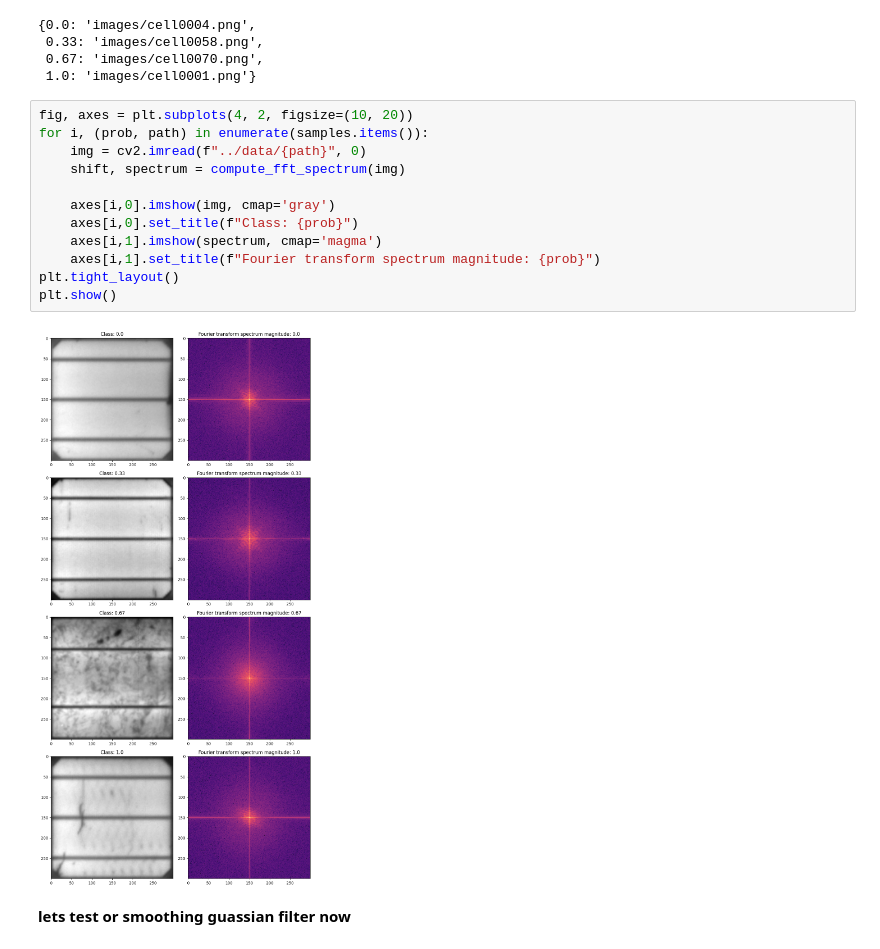
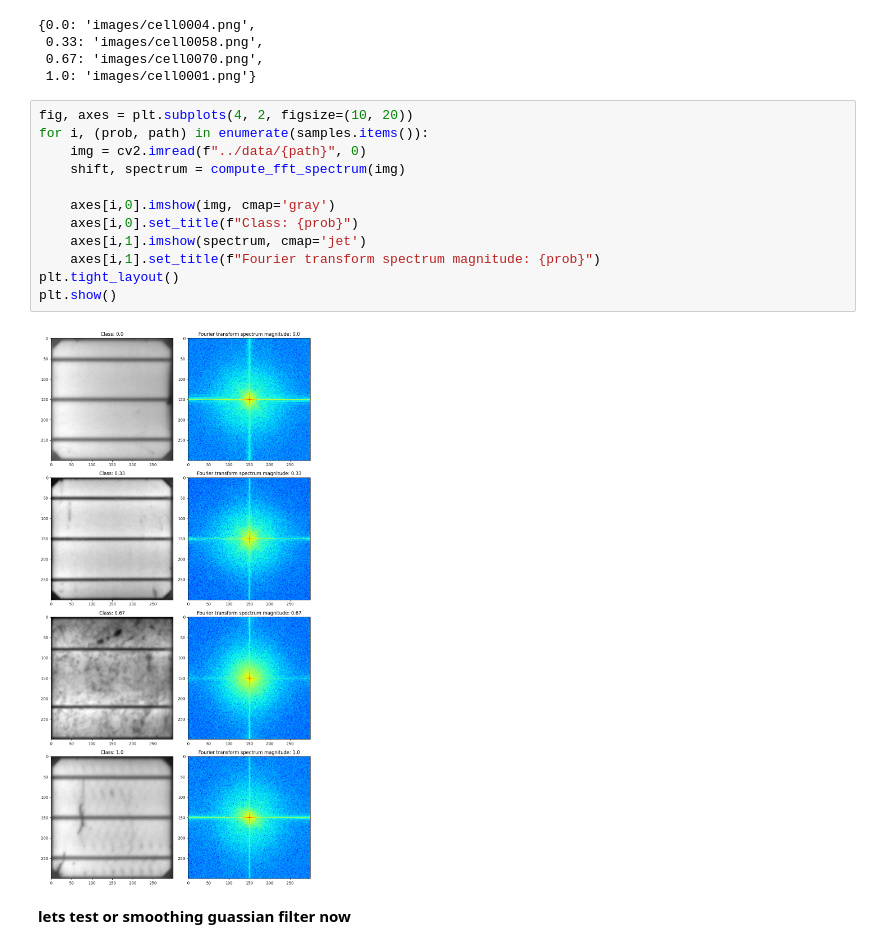
Before and after one commit to Mahmoud-N-Elmallah/Deep-Photonics-Reliability, a Jupyter notebook: src/EDA.ipynb, the cells around one changed output. Saved outputs shown, nothing was run; the diff lists cells and outputs as text.

```diff
--- a/src/EDA.ipynb
+++ b/src/EDA.ipynb
@@ -41,17 +24,17 @@ samples
 # %%
 fig, axes = plt.subplots(4, 2, figsize=(10, 20))
 for i, (prob, path) in enumerate(samples.items()):
     img = cv2.imread(f"../data/{path}", 0)
     shift, spectrum = compute_fft_spectrum(img)
 
     axes[i,0].imshow(img, cmap='gray')
     axes[i,0].set_title(f"Class: {prob}")
-    axes[i,1].imshow(spectrum, cmap='magma')
+    axes[i,1].imshow(spectrum, cmap='jet')
     axes[i,1].set_title(f"Fourier transform spectrum magnitude: {prob}")
 plt.tight_layout()
 plt.show()
 # %% [output]
-[figure, old version]
+[figure, new version]
 # %% [markdown]
 **lets test or smoothing guassian filter now**
 # %%
```
Also changed, not shown: parts of 1 cell of this notebook, 4 other files.
